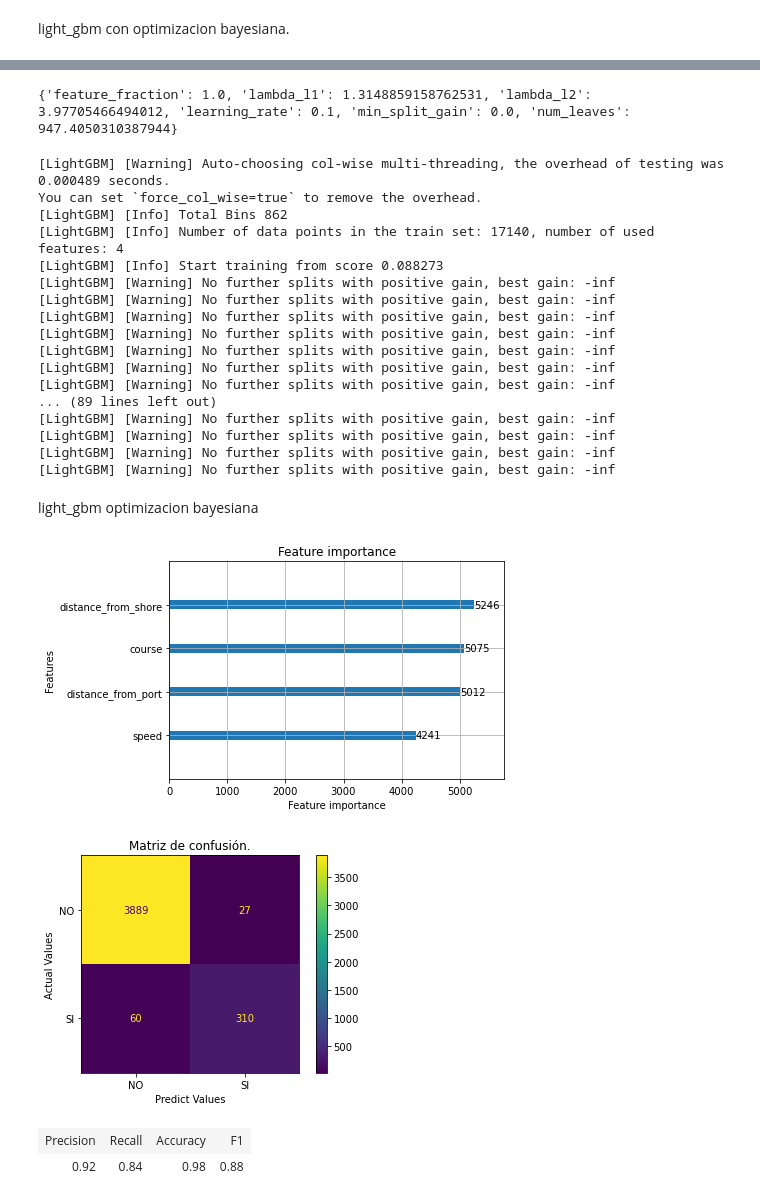
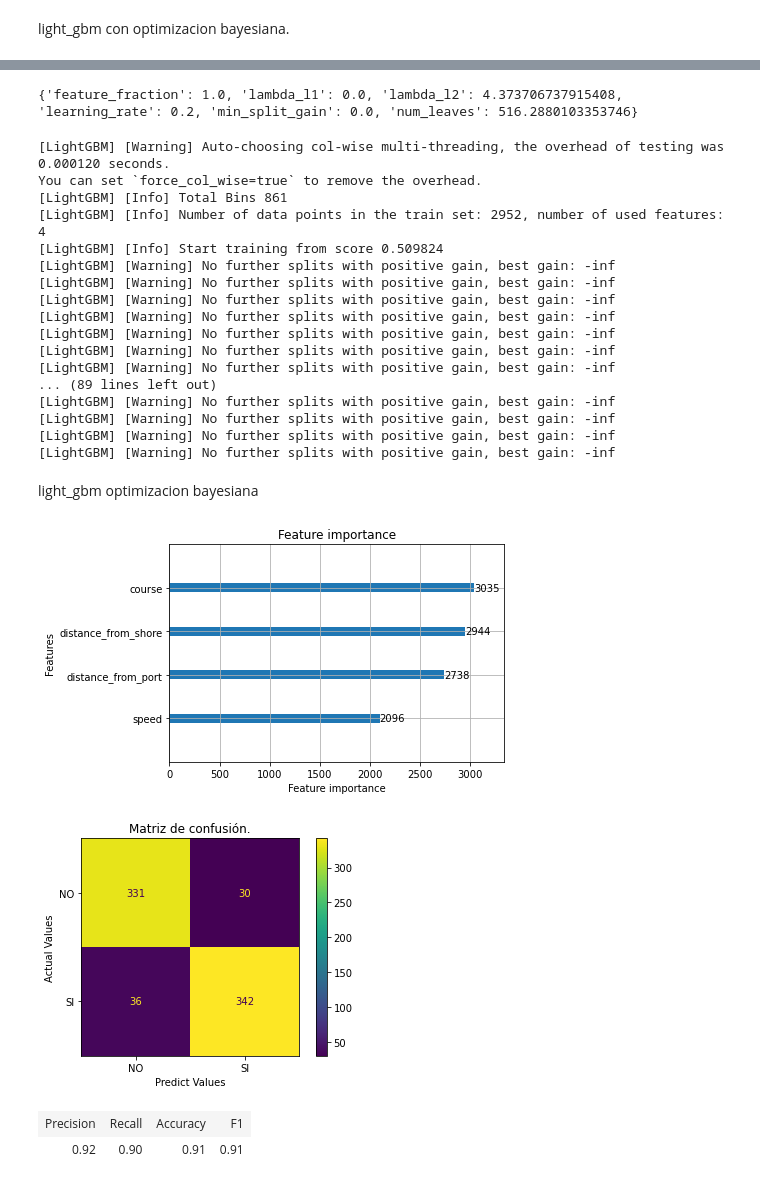
Before and after one commit to nmarcovecchio/tfi_itba_gfw, a Jupyter notebook: python/tfi_sin_FeatureEngenieering.ipynb, the cells around one changed output, grey strips where cells are left out. Saved outputs shown, nothing was run; the diff lists cells and outputs as text; code cells hidden in the pictures.

```diff
--- a/python/tfi_sin_FeatureEngenieering.ipynb
+++ b/python/tfi_sin_FeatureEngenieering.ipynb
@@ -56,0 +40,14 @@ trollers = df.copy()
+# %%
+
+def n_prior_to_condition(df, n, condition):
+    groups = condition.iloc[::-1].cumsum()
+    return df.groupby(groups).tail(n+1)
+
+df = n_prior_to_condition(df, 210, df.is_fishing=="SI")
+df = df.drop_duplicates()
+
+print(len(df[df['is_fishing']=='SI']))
+print(len(df[df['is_fishing']=='NO']))
+
+#print(len(new_df[new_df['is_fishing']=='SI']))
+#print(len(new_df[new_df['is_fishing']=='NO']))
@@ -319,6 +344,7 @@ warnings.filterwarnings('ignore')
 import hyperopt
 from hyperopt import fmin, tpe, hp, STATUS_OK, Trials
 
+from sklearn.metrics import roc_auc_score
 
 from sklearn.preprocessing import LabelEncoder
 def label_encoder(input_df, encoder_dict=None):
@@ -352,12 +378,17 @@ def bayesion_opt_lgbm(X, y, init_iter=3, n_iters=7, random_state=11, seed = 101,
         labels = dtrain.get_label()
         return 'r2', r2_score(labels, preds), True
 
+    def auc_score(preds,dtrain):
+        labels = dtrain.get_label()
+        return 'auc', roc_auc_score(labels, preds), True
+        #f = roc_auc_score(y_test, y_score)
+
     # Objective Function
     #def hyp_lgbm(num_leaves, feature_fraction, bagging_fraction, max_depth, min_split_gain, min_child_weight,lambda_l1, lambda_l2, learning_rate):
     def hyp_lgbm(num_leaves, feature_fraction,   min_split_gain, lambda_l1, lambda_l2, learning_rate):
 
             params = {'application':'binary','num_iterations': num_iterations,'early_stopping_round':int(50 + 7/learning_rate),
-                        'metric':'lgb_r2_score'} # Default parameters
+                        'metric':'auc_score'} # Default parameters
 
             params["num_leaves"] = int(round(num_leaves))
             params['feature_fraction'] = max(min(feature_fraction, 1), 0)
@@ -374,10 +405,10 @@ def bayesion_opt_lgbm(X, y, init_iter=3, n_iters=7, random_state=11, seed = 101,
             params['objective'] ='binary'
             params['boost_from_average']=True #adjusts initial score to the mean of labels for faster convergence
 
-            cv_results = lgb.cv(params, dtrain, nfold=3, seed=seed,categorical_feature=[], stratified=False, verbose_eval =None, feval=lgb_r2_score)
+            cv_results = lgb.cv(params, dtrain, nfold=3, seed=seed,categorical_feature=[], stratified=False, verbose_eval =None, feval=auc_score)
 
             # print(cv_results)
-            return np.max(cv_results['r2-mean'])
+            return np.max(cv_results['auc-mean'])
     # Domain space-- Range of hyperparameters
     #https://lightgbm.readthedocs.io/en/latest/Parameters.html
 
@@ -391,7 +422,7 @@ def bayesion_opt_lgbm(X, y, init_iter=3, n_iters=7, random_state=11, seed = 101,
                 #'min_child_weight': (10, 50),
                 'lambda_l1':(0.0,10),
                 'lambda_l2':(0.0,100),
-                'learning_rate':(0.01, 0.1)
+                'learning_rate':(0.01, 0.2)
                 }
 
 
@@ -403,7 +434,7 @@ def bayesion_opt_lgbm(X, y, init_iter=3, n_iters=7, random_state=11, seed = 101,
     optimizer.maximize(init_points=init_iter, n_iter=n_iters)
     return optimizer.max['params']
 
-parametros_optimos = bayesion_opt_lgbm(X, y, init_iter=100, n_iters=200, random_state=50, seed = 40, num_iterations = 1000)
+parametros_optimos = bayesion_opt_lgbm(X, y, init_iter=100, n_iters=1000, random_state=50, seed = 40, num_iterations = 1000)
 print(parametros_optimos)
 # %% [output]
 |   iter    |  target   | featur... | lambda_l1 | lambda_l2 | learni... | min_sp... | num_le... |
@@ -426,7 +457,7 @@ print(parametros_optimos)
 # %%
 print(parametros_optimos)
 # %% [output]
-{'feature_fraction': 1.0, 'lambda_l1': 1.3148859158762531, 'lambda_l2': 3.97705466494012, 'learning_rate': 0.1, 'min_split_gain': 0.0, 'num_leaves': 947.4050310387944}
+{'feature_fraction': 1.0, 'lambda_l1': 0.0, 'lambda_l2': 4.373706737915408, 'learning_rate': 0.2, 'min_split_gain': 0.0, 'num_leaves': 516.2880103353746}
 # %%
 #parametros_optimos['max_depth'] = int(round(parametros_optimos['max_depth']))
 parametros_optimos['num_leaves'] = int(round(parametros_optimos['num_leaves']))
@@ -435,45 +466,52 @@ dtrain = lgb.Dataset(data=X, label=y)
 def lgb_r2_score(preds, dtrain):
         labels = dtrain.get_label()
         return 'r2', r2_score(labels, preds), True
-dt = lgb.train(parametros_optimos,  dtrain,categorical_feature=[], verbose_eval =None, feval=lgb_r2_score)
+
+def auc_score(preds,dtrain):
+        labels = dtrain.get_label()
+        return 'auc', roc_auc_score(labels, preds), True
+
+#dt = lgb.train(parametros_optimos,  dtrain,categorical_feature=[], verbose_eval =None, feval=lgb_r2_score)
+dt = lgb.train(parametros_optimos,  dtrain,categorical_feature=[], verbose_eval =None, feval=auc_score)
+
 #clf = lgb.fit(parametros_optimos,  dtrain,categorical_feature=[], verbose_eval =None, feval=lgb_r2_score)
 
 lgb.plot_importance(dt)
 
 y_pred = dt.predict(X_test)
 #if>=0.5 ---> 1
 #else ---->0
 #rounding the values
 y_pred=y_pred.round(0)
 y_pred=y_pred.astype(int)
 y_pred = np.where(y_pred == 1, 'SI', 'NO')
 #print(y_pred)
 
 evaluate_model('light_gbm optimizacion bayesiana',y_test, y_pred)
 #cols = feature_importance_df_lgb[["feature", "importance"]].groupby("feature").mean().sort_values(by="importance", ascending=False)[:50].index
 # %% [output]
-[LightGBM] [Warning] Auto-choosing col-wise multi-threading, the overhead of testing was 0.000489 seconds.
+[LightGBM] [Warning] Auto-choosing col-wise multi-threading, the overhead of testing was 0.000120 seconds.
 You can set `force_col_wise=true` to remove the overhead.
-[LightGBM] [Info] Total Bins 862
-[LightGBM] [Info] Number of data points in the train set: 17140, number of used features: 4
-[LightGBM] [Info] Start training from score 0.088273
+[LightGBM] [Info] Total Bins 861
+[LightGBM] [Info] Number of data points in the train set: 2952, number of used features: 4
+[LightGBM] [Info] Start training from score 0.509824
 [LightGBM] [Warning] No further splits with positive gain, best gain: -inf
 [LightGBM] [Warning] No further splits with positive gain, best gain: -inf
 [LightGBM] [Warning] No further splits with positive gain, best gain: -inf
 [LightGBM] [Warning] No further splits with positive gain, best gain: -inf
 [LightGBM] [Warning] No further splits with positive gain, best gain: -inf
 [LightGBM] [Warning] No further splits with positive gain, best gain: -inf
 [LightGBM] [Warning] No further splits with positive gain, best gain: -inf
 ... (89 lines left out)
 [LightGBM] [Warning] No further splits with positive gain, best gain: -inf
 [LightGBM] [Warning] No further splits with positive gain, best gain: -inf
 [LightGBM] [Warning] No further splits with positive gain, best gain: -inf
 [LightGBM] [Warning] No further splits with positive gain, best gain: -inf
 light_gbm optimizacion bayesiana
-[figure, old version]
+[figure, new version]
-[figure, old version]
+[figure, new version]
 | Precision | Recall | Accuracy | F1 |
-| 0.92 | 0.84 | 0.98 | 0.88 |
+| 0.92 | 0.90 | 0.91 | 0.91 |
 # %% [markdown]
 | Algorithm     | Precision     | Recall        | Accuracy      | F1            |
 | ------------- | ------------- | ------------- | ------------- | ------------- |
```
Also changed, not shown: parts of 14 cells of this notebook.
